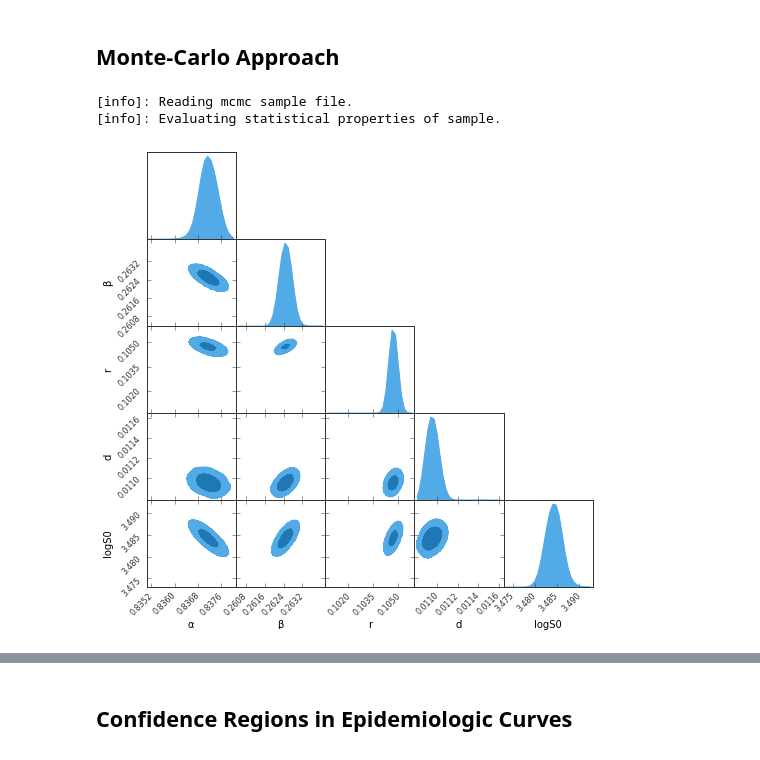
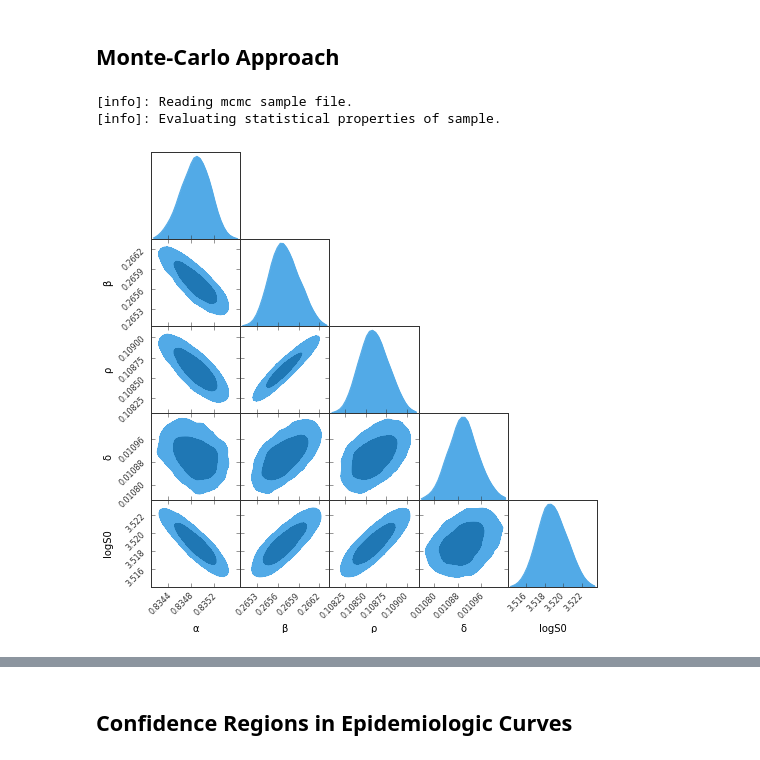
Before and after one commit to emdemor/cov19, a Jupyter notebook: main.ipynb, the cells around one changed output, grey strips where cells are left out. Drawn from its saved outputs; the diff is of its cells as text; code cells hidden in the pictures.

```diff
--- a/main.ipynb
+++ b/main.ipynb
@@ -17,7 +17,7 @@ NameError: name 'SingleParameterEstimates' is not defined
 # %%
 # Raw Estimated Parameters
 scl_factor = 1000;
-par_labels = ['α','β','r','d','logS0']
+par_labels = ['α','β','ρ','δ','logS0']
 par_dim = len(par_labels)
 par_est = np.array([0.837,0.260,0.1010,0.011,3.464])
 par_stp = [0.001,0.0001,0.0001,7.25e-05,0.2]
@@ -54,20 +54,21 @@ StatModel.metropolis_hastings(0,
 ## Monte-Carlo Approach
 # %%
 # crea
-StatModel.import_sample(file_name='brazil_mcmc_sample_5par.csv');
+StatModel.import_sample(file_name='brazil_mcmc_sample_5par.csv',
+                        filter_outliers = True);
 SingleParameterEstimates = StatModel.single_parameter_estimates(alpha=0.3173)
 
 '''
 for i in range(par_dim):
     mcmc = SingleParameterEstimates[i]
     q = np.diff(mcmc)
     txt = "\mathrm{{{3}}} = {0:.3f}_{{-{1:.5f}}}^{{{2:.5f}}}"
     txt = txt.format(mcmc[1], q[0], q[1], par_labels[i])
     display(Math(txt))
 
 '''
 GTCPlot = StatModel.gtc_plot(save_figure=True)
 # %% [output]
 [info]: Reading mcmc sample file.
 [info]: Evaluating statistical properties of sample.
-[figure, old version]
+[figure, new version]
```
Also changed, not shown: parts of 4 cells of this notebook, 35 other files.
